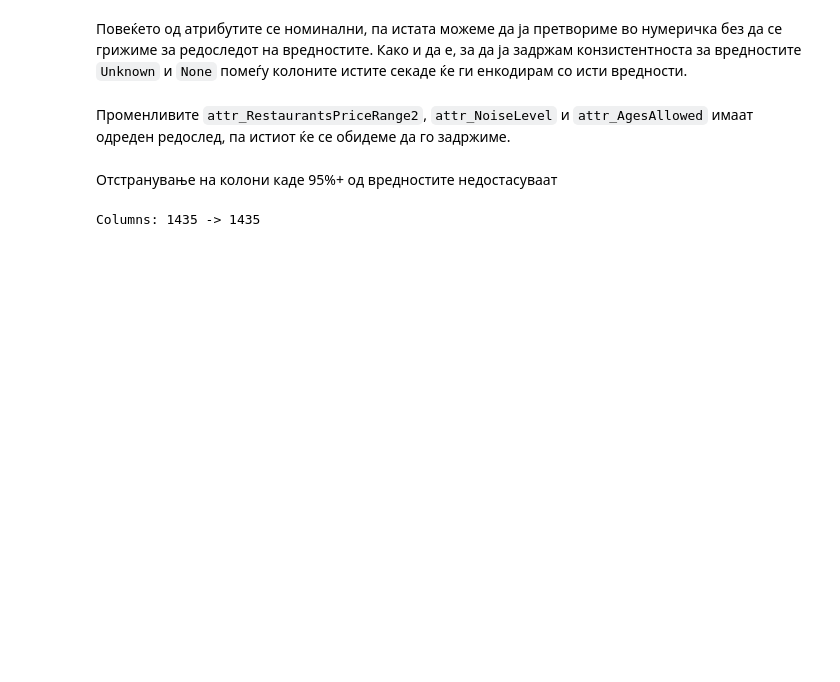
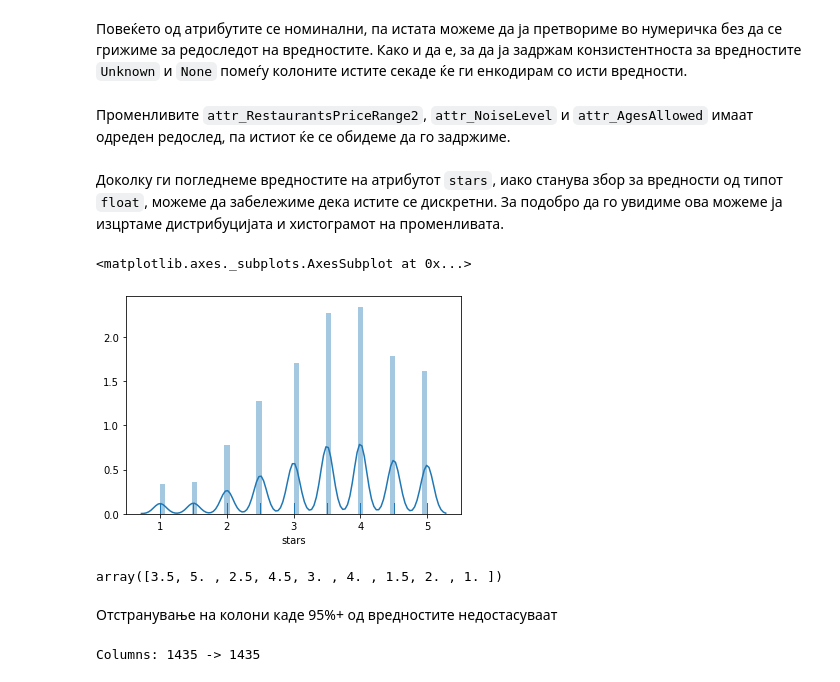
Before and after one commit to filipovskid/yelp-dataset-eda, a Jupyter notebook: yelp_analysis.ipynb, the cells around one changed output. Saved outputs shown, nothing was run; the diff lists cells and outputs as text; code cells hidden in the pictures; blank space fills up the shorter version.

```diff
--- a/yelp_analysis.ipynb
+++ b/yelp_analysis.ipynb
@@ -418,3 +426,14 @@ business_norm.attr_AgesAllowed = business_norm.attr_AgesAllowed.map(ages_map)
 # %%
 for col in normalized_categories.columns.tolist():
     business_norm[col] = business_norm[col].sparse.to_dense()
+# %% [markdown]
+Доколку ги погледнеме вредностите на атрибутот `stars`, иако станува збор за вредности од типот `float`, можеме да забележиме дека истите се дискретни. За подобро да го увидиме ова можеме ја изцртаме дистрибуцијата и хистограмот на променливата.
+# %%
+sns.distplot(business_norm['stars'], rug=True, kde=True)
+# %% [output]
+<matplotlib.axes._subplots.AxesSubplot at 0x...>
+[figure, added]
+# %%
+business_norm['stars'].unique()
+# %% [output]
+array([3.5, 5. , 2.5, 4.5, 3. , 4. , 1.5, 2. , 1. ])
```
Also changed, not shown: parts of 104 cells of this notebook, 8 other files.
